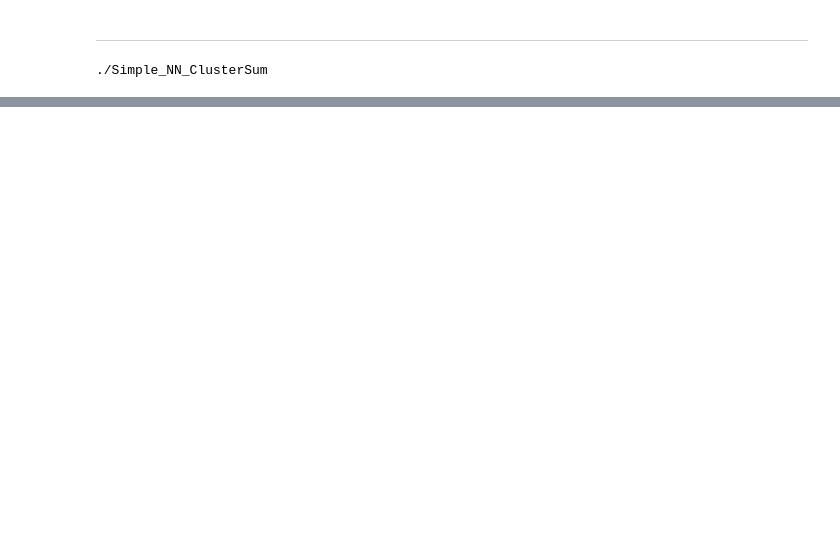
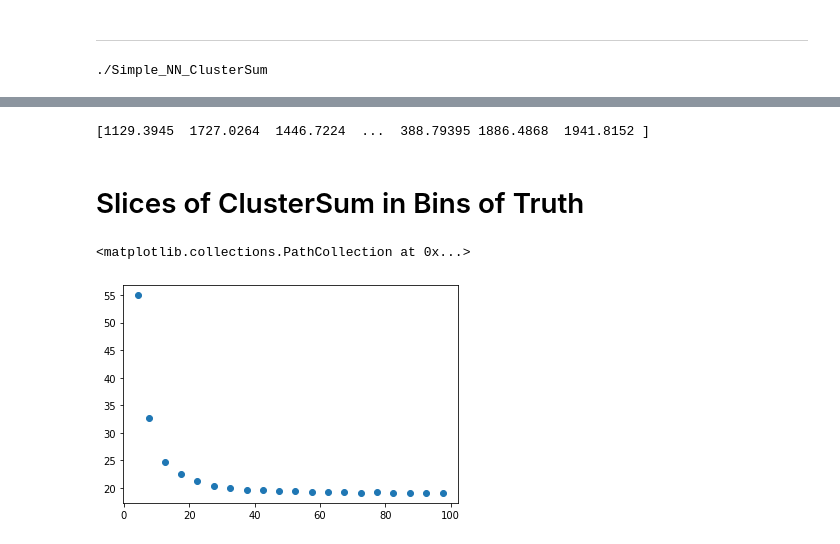
Before and after one commit to eiccodesign/regressiononly, a Jupyter notebook: Cluster_Sum_Regression.ipynb, the cells around one changed output, grey strips where cells are left out. Cells and saved outputs as stored; diff of their text form; code cells hidden in the pictures; blank space fills up the shorter version.

```diff
--- a/Cluster_Sum_Regression.ipynb
+++ b/Cluster_Sum_Regression.ipynb
@@ -437,0 +450,6 @@ print("%i / %i Events"%(len(mask),len(mypreds)),"[{:.3%}]".format( (len(mask)/le
+# %%
+print(X_test)
+# %% [output]
+[1129.3945  1727.0264  1446.7224  ...  388.79395 1886.4868  1941.8152 ]
+# %% [markdown]
+# Slices of ClusterSum in Bins of Truth
@@ -437,0 +492,31 @@ print("%i / %i Events"%(len(mask),len(mypreds)),"[{:.3%}]".format( (len(mask)/le
+# %%
+def get_res_scale(truth,test,N_Bins=21,min=0,max=100):
+    binning = np.linspace(min,max,N_Bins)
+    indecies = np.digitize(truth,binning)-1
+    max_count = np.bincount(indecies).max()
+    slices = np.empty((N,max_count))
+
+    counter = np.zeros(N_Bins,int)
+    avg_truth = np.zeros(N_Bins,float)
+
+    test_over_truth = np.zeros(N_Bins,float)
+
+    for i in range(len(test)):
+        bin = indecies[i]
+        slices[bin][counter[bin]] = test[i] #slices[bin, element inside bin]
+        counter[bin]+=1
+        avg_truth[bin]+=truth[i]
+        test_over_truth[bin] += test[i]/truth[i]
+
+    #Resoluton = stdev(pred)/avg_truth
+    avg_truth = avg_truth/counter
+    test_stdev = np.nanstd(slices,axis=1)
+    resolution = test_stdev/avg_truth
+
+    #Scale = <test/truth>
+    scale = test_over_truth/counter
+
+    return resolution,scale,avg_truth
+# %% [output]
+<matplotlib.collections.PathCollection at 0x...>
+[figure, added]
```
Also changed, not shown: parts of 18 cells of this notebook.
